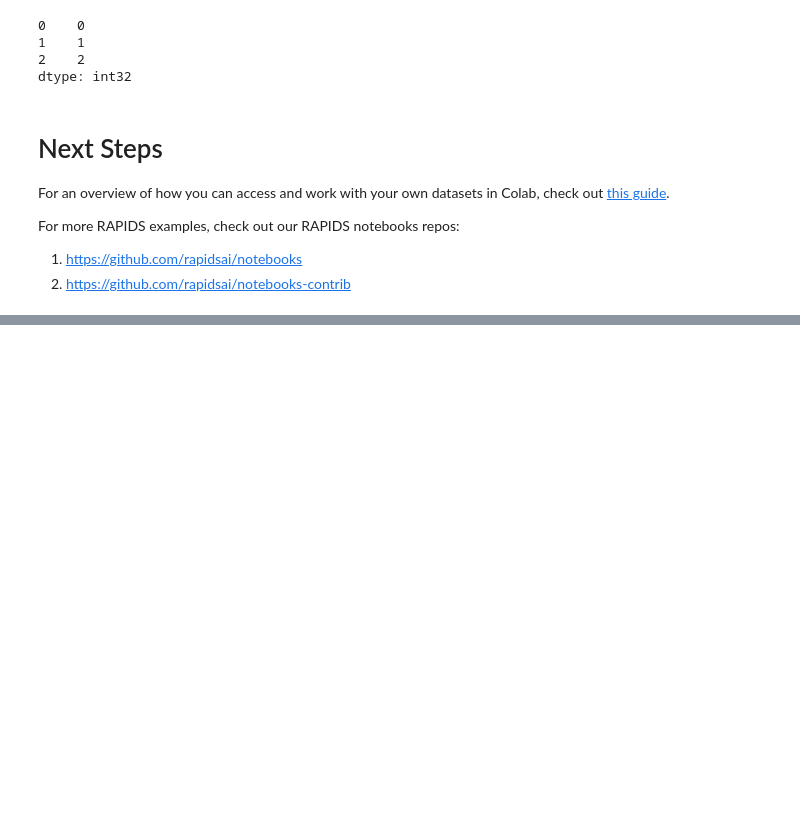
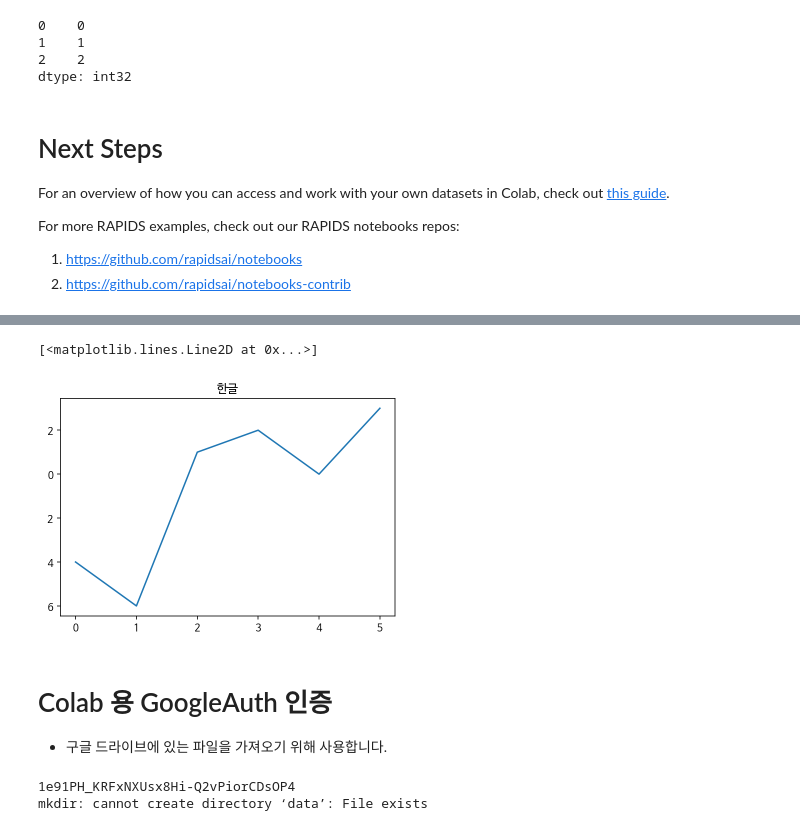
Before and after one commit to 100milliongold/I-want-to-be-a-data-scientist, a Jupyter notebook: Python/rapids-실습.ipynb, the cells around one changed output, grey strips where cells are left out. Cells and saved outputs as stored; diff of their text form; code cells hidden in the pictures; blank space fills up the shorter version.

Commit message:
Colaboratory를 통해 생성됨

```diff
--- a/Python/rapids-실습.ipynb
+++ b/Python/rapids-실습.ipynb
@@ -179,0 +182,18 @@ For more RAPIDS examples, check out our RAPIDS notebooks repos:
+# %%
+# 나눔고딕 설치
+!apt -qq -y install fonts-nanum > /dev/null
+
+!ls -al /usr/share/fonts/truetype/nanum
+
+fontpath = '/usr/share/fonts/truetype/nanum/NanumBarunGothic.ttf'
+
+import matplotlib.font_manager as fm
+
+font = fm.FontProperties(fname=fontpath, size=9)
+fm._rebuild()
+
+# 그래프에 retina display 적용
+%config InlineBackend.figure_format = 'retina'
+
+# Colab 의 한글 폰트 설정
+plt.rc('font', family='NanumBarunGothic')
@@ -179,0 +222,10 @@ For more RAPIDS examples, check out our RAPIDS notebooks repos:
+# %%
+# 한글폰트와 마이너스 폰트 설정 확인
+plt.title('한글')
+plt.plot([-4,-6,1,2,0,3])
+# %% [output]
+[<matplotlib.lines.Line2D at 0x...>]
+[figure, added]
+# %% [markdown]
+# Colab 용 GoogleAuth 인증
+*   구글 드라이브에 있는 파일을 가져오기 위해 사용합니다.
@@ -179,0 +245,12 @@ For more RAPIDS examples, check out our RAPIDS notebooks repos:
+# %%
+# 공유 가능한 링크로 파일 가져오기
+url = 'https://drive.google.com/open?id=1e91PH_KRFxNXUsx8Hi-Q2vPiorCDsOP4'
+id = url.split('=')[1]
+print(id)
+downloaded = drive.CreateFile({'id':id})
+# data 폴더에 파일을 관리하며, 폴더가 없다면 만들어서 파일을 관리하도록 한다.
+%mkdir data
+downloaded.GetContentFile('data/상가업소정보_201912_01.csv')
+# %% [output]
+1e91PH_KRFxNXUsx8Hi-Q2vPiorCDsOP4
+mkdir: cannot create directory ‘data’: File exists
```
Also changed, not shown: parts of 18 cells of this notebook.
